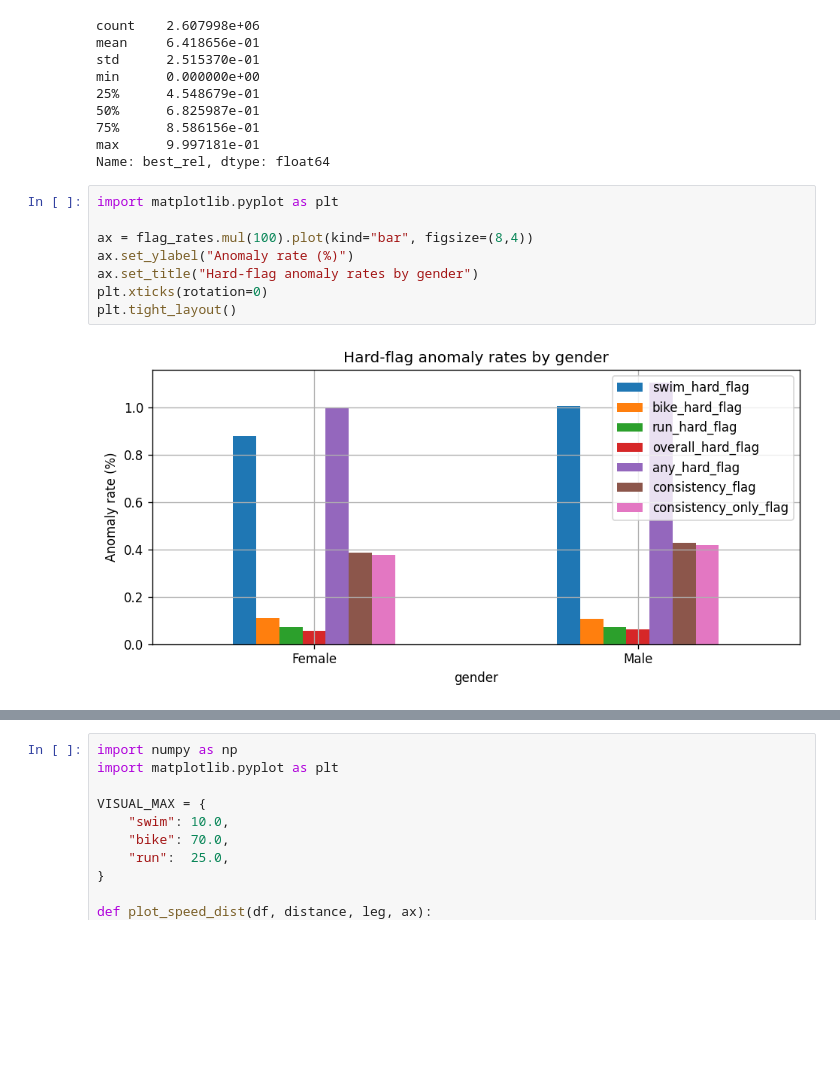
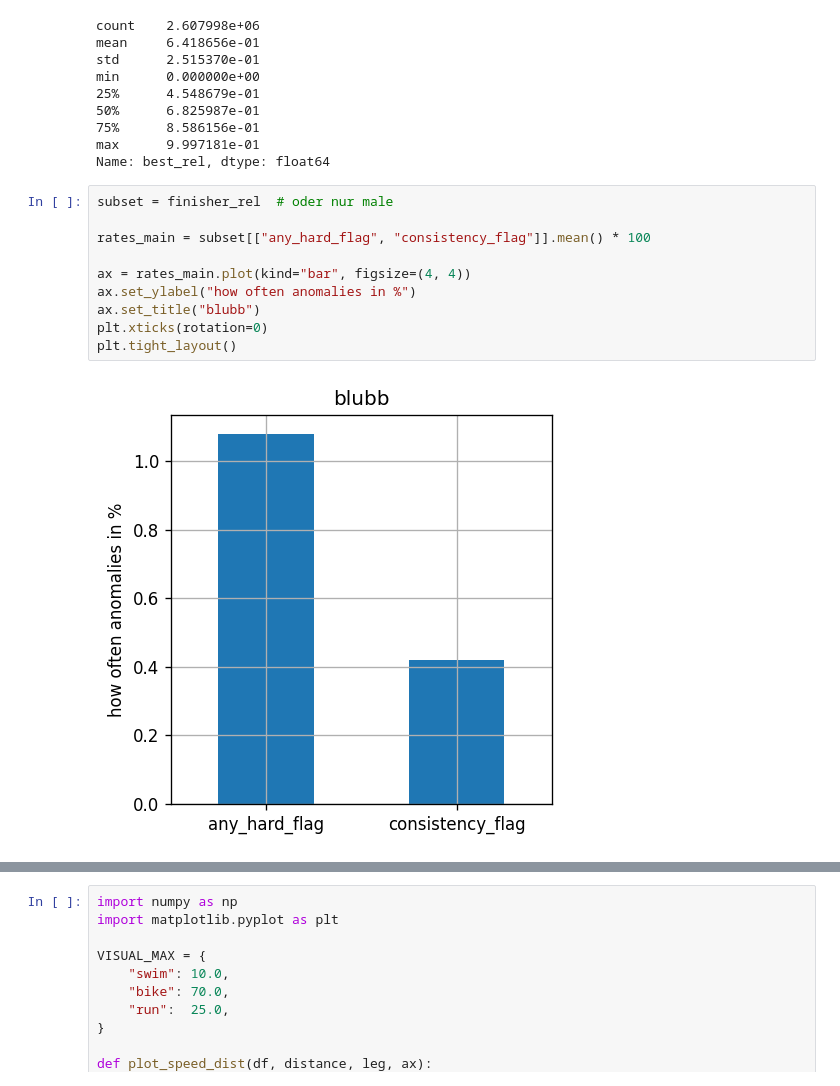
Before and after one commit to JanNeoV/triathlon_analysis, a Jupyter notebook: notebooks/03_leg_anomalies.ipynb, the cells around one changed output, grey strips where cells are left out. Saved outputs shown, nothing was run; the diff lists cells and outputs as text; blank space fills up the shorter version.

```diff
--- a/notebooks/03_leg_anomalies.ipynb
+++ b/notebooks/03_leg_anomalies.ipynb
@@ -469,12 +475,14 @@ min      0.000000e+00
 max      9.997181e-01
 Name: best_rel, dtype: float64
 # %%
-import matplotlib.pyplot as plt
+subset = finisher_rel  # oder nur male
 
-ax = flag_rates.mul(100).plot(kind="bar", figsize=(8,4))
-ax.set_ylabel("Anomaly rate (%)")
-ax.set_title("Hard-flag anomaly rates by gender")
+rates_main = subset[["any_hard_flag", "consistency_flag"]].mean() * 100
+
+ax = rates_main.plot(kind="bar", figsize=(4, 4))
+ax.set_ylabel("how often anomalies in %")
+ax.set_title("blubb")
 plt.xticks(rotation=0)
 plt.tight_layout()
 # %% [output]
-[figure, old version]
+[figure, new version]
```
Also changed, not shown: parts of 7 cells of this notebook.
